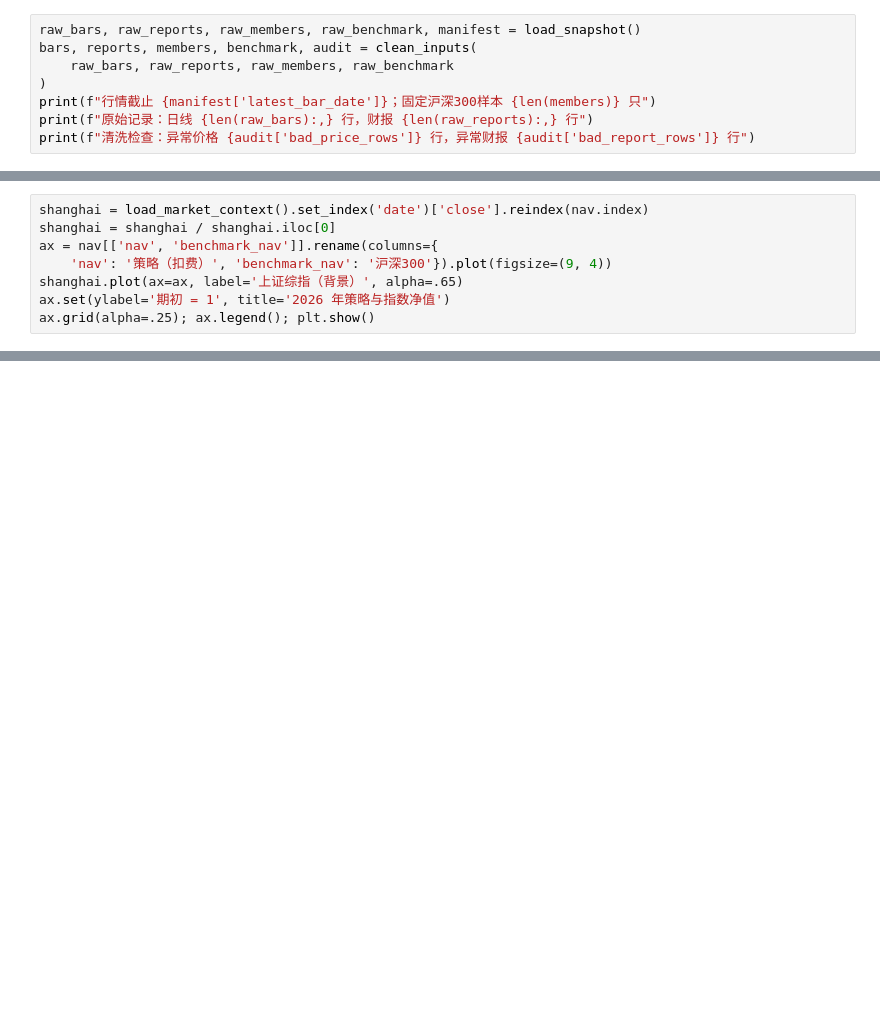
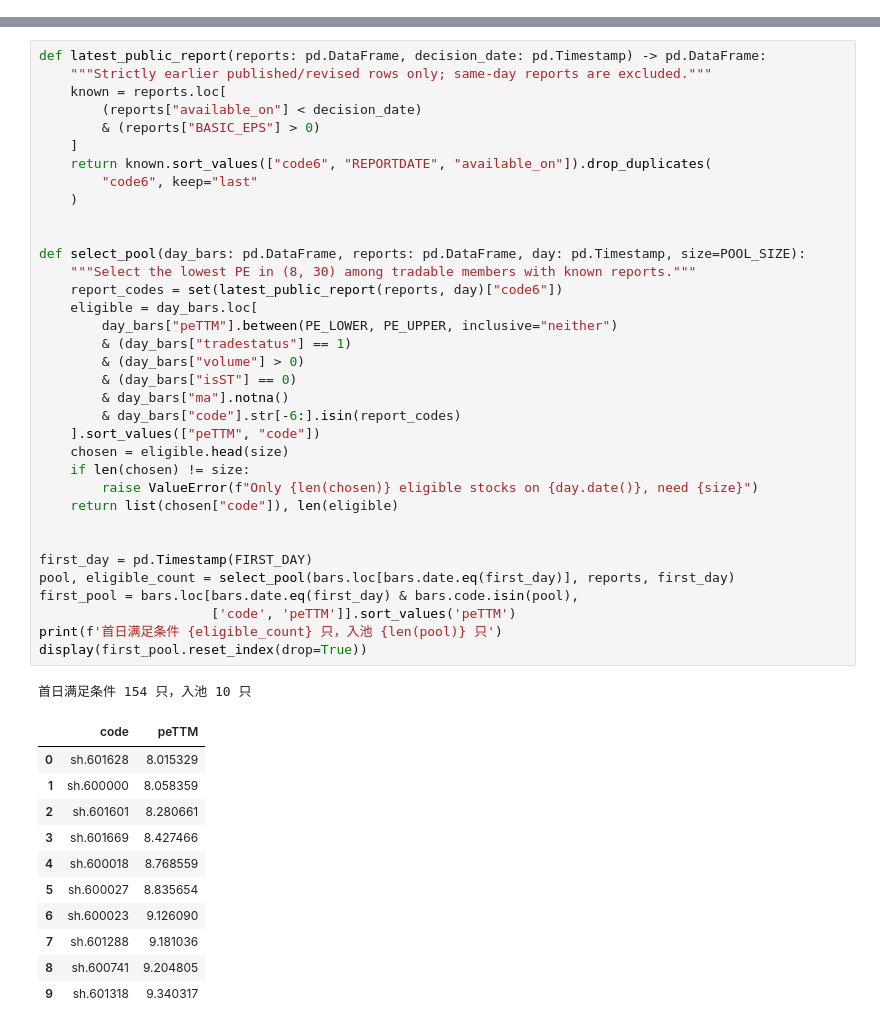
Before and after one commit to ZhengrongYue/MiniQuant, a Jupyter notebook: simple_framework.ipynb, the cells around one changed output, grey strips where cells are left out. Drawn from its saved outputs; the diff is of its cells as text; blank space fills up the shorter version.

Commit message:
Make simple framework notebook self contained with API fetch

```diff
--- a/simple_framework.ipynb
+++ b/simple_framework.ipynb
@@ -32,8 +0,0 @@ plt.rcParams['axes.unicode_minus'] = False
-# %%
-raw_bars, raw_reports, raw_members, raw_benchmark, manifest = load_snapshot()
-bars, reports, members, benchmark, audit = clean_inputs(
-    raw_bars, raw_reports, raw_members, raw_benchmark
-)
-print(f"行情截止 {manifest['latest_bar_date']}；固定沪深300样本 {len(members)} 只")
-print(f"原始记录：日线 {len(raw_bars):,} 行，财报 {len(raw_reports):,} 行")
-print(f"清洗检查：异常价格 {audit['bad_price_rows']} 行，异常财报 {audit['bad_report_rows']} 行")
@@ -150,8 +0,0 @@ assert m['总收益率'] > 0 and m['总收益率'] > m['基准总收益率']
-# %%
-shanghai = load_market_context().set_index('date')['close'].reindex(nav.index)
-shanghai = shanghai / shanghai.iloc[0]
-ax = nav[['nav', 'benchmark_nav']].rename(columns={
-    'nav': '策略（扣费）', 'benchmark_nav': '沪深300'}).plot(figsize=(9, 4))
-shanghai.plot(ax=ax, label='上证综指（背景）', alpha=.65)
-ax.set(ylabel='期初 = 1', title='2026 年策略与指数净值')
-ax.grid(alpha=.25); ax.legend(); plt.show()
@@ -177,0 +278,48 @@ display(NotebookImage(filename=str(gif_path), embed=True))
+# %%
+def latest_public_report(reports: pd.DataFrame, decision_date: pd.Timestamp) -> pd.DataFrame:
+    """Strictly earlier published/revised rows only; same-day reports are excluded."""
+    known = reports.loc[
+        (reports["available_on"] < decision_date)
+        & (reports["BASIC_EPS"] > 0)
+    ]
+    return known.sort_values(["code6", "REPORTDATE", "available_on"]).drop_duplicates(
+        "code6", keep="last"
+    )
+
+
+def select_pool(day_bars: pd.DataFrame, reports: pd.DataFrame, day: pd.Timestamp, size=POOL_SIZE):
+    """Select the lowest PE in (8, 30) among tradable members with known reports."""
+    report_codes = set(latest_public_report(reports, day)["code6"])
+    eligible = day_bars.loc[
+        day_bars["peTTM"].between(PE_LOWER, PE_UPPER, inclusive="neither")
+        & (day_bars["tradestatus"] == 1)
+        & (day_bars["volume"] > 0)
+        & (day_bars["isST"] == 0)
+        & day_bars["ma"].notna()
+        & day_bars["code"].str[-6:].isin(report_codes)
+    ].sort_values(["peTTM", "code"])
+    chosen = eligible.head(size)
+    if len(chosen) != size:
+        raise ValueError(f"Only {len(chosen)} eligible stocks on {day.date()}, need {size}")
+    return list(chosen["code"]), len(eligible)
+
+
+first_day = pd.Timestamp(FIRST_DAY)
+pool, eligible_count = select_pool(bars.loc[bars.date.eq(first_day)], reports, first_day)
+first_pool = bars.loc[bars.date.eq(first_day) & bars.code.isin(pool),
+                      ['code', 'peTTM']].sort_values('peTTM')
+print(f'首日满足条件 {eligible_count} 只，入池 {len(pool)} 只')
+display(first_pool.reset_index(drop=True))
+# %% [output]
+首日满足条件 154 只，入池 10 只
+|  | code | peTTM |
+| 0 | sh.601628 | 8.015329 |
+| 1 | sh.600000 | 8.058359 |
+| 2 | sh.601601 | 8.280661 |
+| 3 | sh.601669 | 8.427466 |
+| 4 | sh.600018 | 8.768559 |
+| 5 | sh.600027 | 8.835654 |
+| 6 | sh.600023 | 9.126090 |
+| 7 | sh.601288 | 9.181036 |
+| 8 | sh.600741 | 9.204805 |
+| 9 | sh.601318 | 9.340317 |
```
Also changed, not shown: parts of 38 cells of this notebook, 2 other files.
